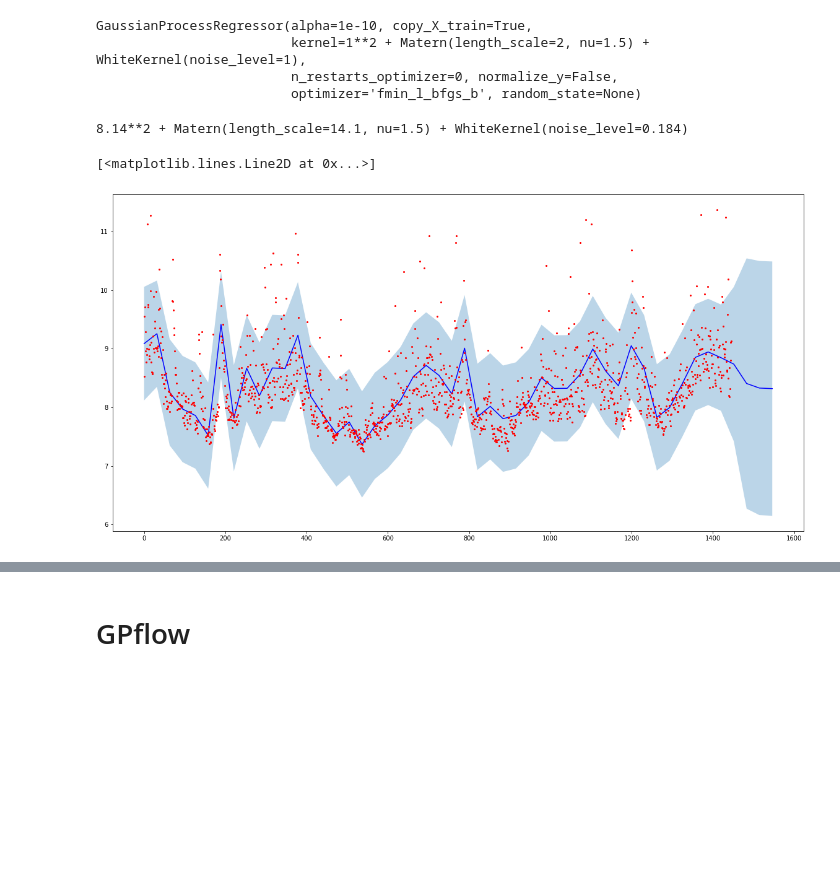
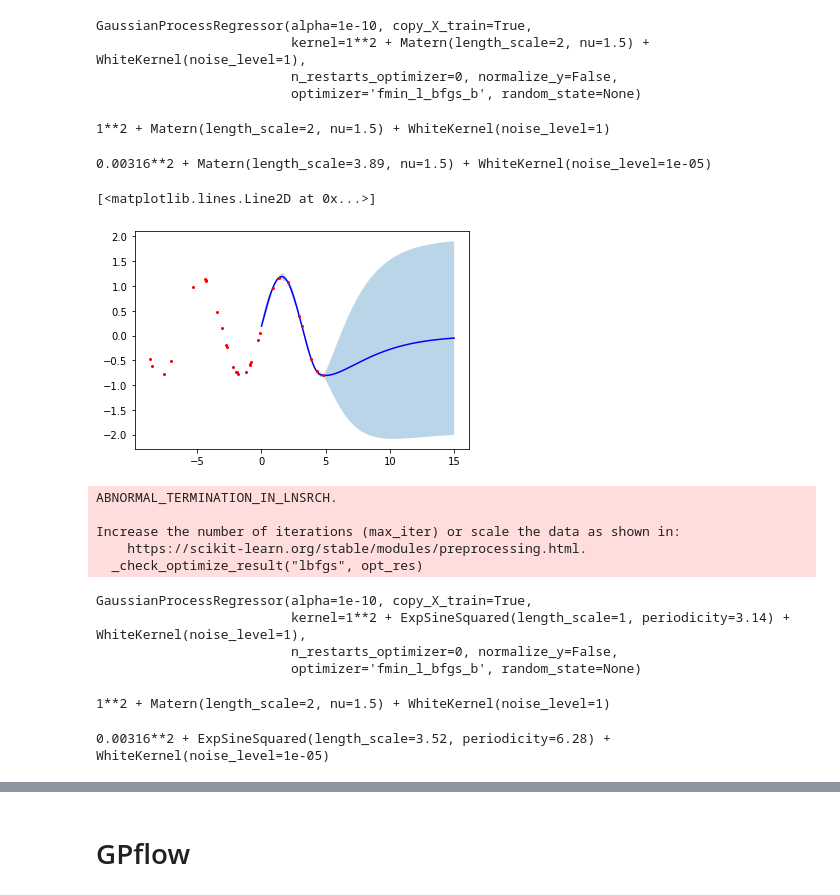
Before and after one commit to kaijennissen/gaussian_processes, a Jupyter notebook: gp-regression.ipynb, the cells around one changed output, grey strips where cells are left out. Drawn from its saved outputs; the diff is of its cells as text; code cells hidden in the pictures; blank space fills up the shorter version.

Commit message:
added scikit

```diff
--- a/gp-regression.ipynb
+++ b/gp-regression.ipynb
@@ -41,7 +41,7 @@ gp = gps['SquaredExponential']
 # %%
 # Generate observations using a sample drawn from the prior.
-X_train = np.sort(np.random.uniform(-5, 5, 10))[:, np.newaxis]
-y_train = gp.sample_prior(X_train)
+X_train = np.sort(np.random.uniform(-9, 5, 30))[:, np.newaxis]
+y_train = np.sin(X_train) + np.random.rand(30) #gp.sample_prior(X_train)
 y_train = y_train[:, 0]  # Only one sample
 
 plt.plot(X_train[:, 0], y_train, 'r+')
@@ -146,26 +156,30 @@ from sklearn.gaussian_process.kernels import Matern, WhiteKernel, ConstantKernel
 # %%
-kernel = ConstantKernel() + Matern(length_scale=2, nu=3/2) + WhiteKernel(noise_level=1)
+kernel1 = ConstantKernel() + Matern(length_scale=2, nu=3/2) + WhiteKernel(noise_level=1)# + WhiteKernel(noise_level=1)
 # %%
-GPR = gaussian_process.GaussianProcessRegressor(kernel=kernel)
-GPR.fit(X, y)
+GPR = gaussian_process.GaussianProcessRegressor(kernel=kernel1)
+GPR.fit(X_train, y_train)
 # %% [output]
 GaussianProcessRegressor(alpha=1e-10, copy_X_train=True,
                          kernel=1**2 + Matern(length_scale=2, nu=1.5) + WhiteKernel(noise_level=1),
                          n_restarts_optimizer=0, normalize_y=False,
                          optimizer='fmin_l_bfgs_b', random_state=None)
+# %%
+kernel
+# %% [output]
+1**2 + Matern(length_scale=2, nu=1.5) + WhiteKernel(noise_level=1)
 # %%
-gp.kernel_
+GPR.kernel_
 # %% [output]
-8.14**2 + Matern(length_scale=14.1, nu=1.5) + WhiteKernel(noise_level=0.184)
+0.00316**2 + Matern(length_scale=3.89, nu=1.5) + WhiteKernel(noise_level=1e-05)
 # %%
-X_pred = np.linspace(0, X.shape[0]+100).reshape(-1,1)
-y_pred, sigma = GPR.predict(X_pred, return_std=True)
+#X_pred = np.linspace(0, X.shape[0]+100).reshape(-1,1)
+y_pred, sigma = GPR.predict(X_test, return_std=True)
 error = (1.96 * sigma).reshape(-1,1)
 # %%
-plt.plot(X_pred, y_pred, 'b')
-plt.fill_between(X_pred.ravel(), (y_pred - error).ravel(), (y_pred + error).ravel(), alpha=0.3)
+plt.plot(X_test.ravel(), y_pred.ravel(), 'b')
+plt.fill_between(X_test.ravel(), y_pred.ravel() - error.ravel(), y_pred.ravel() + error.ravel(), alpha=0.3)
 
-plt.plot(X, y, 'ro', ms=2)
+plt.plot(X_train, y_train, 'ro', ms=2)
 # %% [output]
 [<matplotlib.lines.Line2D at 0x...>]
-[figure, old version]
+[figure, new version]
@@ -171,0 +188,22 @@ plt.plot(X, y, 'ro', ms=2)
+# %%
+GPR = gaussian_process.GaussianProcessRegressor(kernel=kernel2)
+GPR.fit(X_train, y_train)
+# %% [output]
+ABNORMAL_TERMINATION_IN_LNSRCH.
+
+Increase the number of iterations (max_iter) or scale the data as shown in:
+    https://scikit-learn.org/stable/modules/preprocessing.html.
+  _check_optimize_result("lbfgs", opt_res)
+GaussianProcessRegressor(alpha=1e-10, copy_X_train=True,
+                         kernel=1**2 + ExpSineSquared(length_scale=1, periodicity=3.14) + WhiteKernel(noise_level=1),
+                         n_restarts_optimizer=0, normalize_y=False,
+                         optimizer='fmin_l_bfgs_b', random_state=None)
+# %%
+kernel
+# %% [output]
+1**2 + Matern(length_scale=2, nu=1.5) + WhiteKernel(noise_level=1)
+# %%
+
+GPR.kernel_
+# %% [output]
+0.00316**2 + ExpSineSquared(length_scale=3.52, periodicity=6.28) + WhiteKernel(noise_level=1e-05)
```
Also changed, not shown: parts of 23 cells of this notebook, 2 other files.
